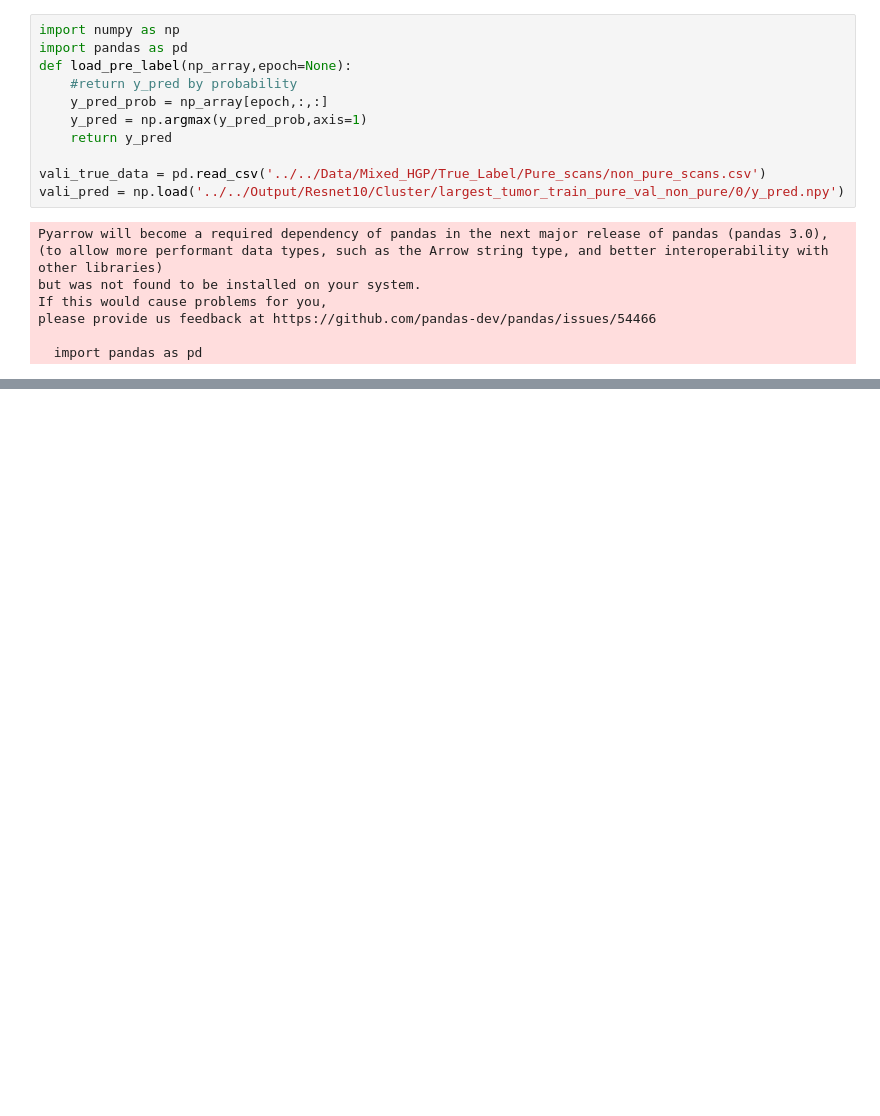
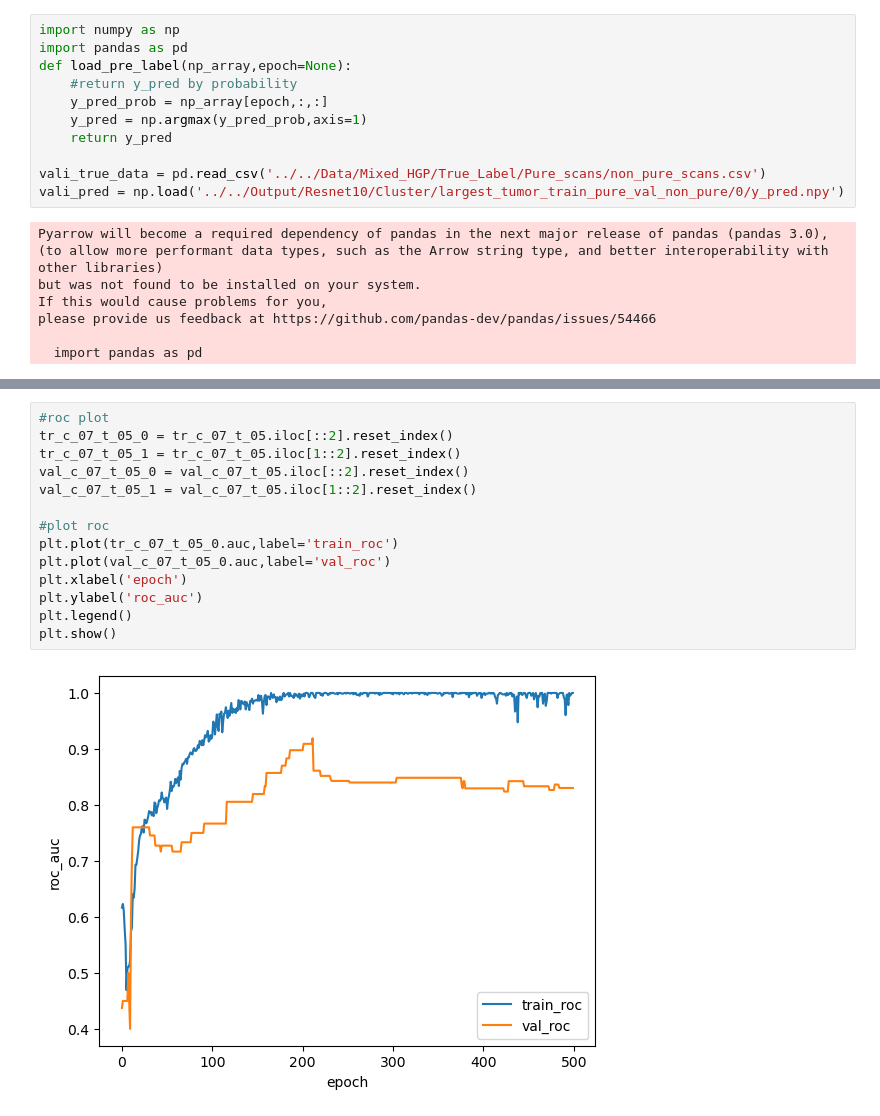
Before and after one commit to BaconDavid/CRLM_Internship_Project, a Jupyter notebook: Evaluation/Results_analysis.ipynb, the cells around one changed output, grey strips where cells are left out. Drawn from its saved outputs; the diff is of its cells as text; blank space fills up the shorter version.

```diff
--- a/Evaluation/Results_analysis.ipynb
+++ b/Evaluation/Results_analysis.ipynb
@@ -1596,0 +1632,16 @@ sum(vali_true_data.dHGP < 50)
+# %%
+#roc plot
+tr_c_07_t_05_0 = tr_c_07_t_05.iloc[::2].reset_index()
+tr_c_07_t_05_1 = tr_c_07_t_05.iloc[1::2].reset_index()
+val_c_07_t_05_0 = val_c_07_t_05.iloc[::2].reset_index()
+val_c_07_t_05_1 = val_c_07_t_05.iloc[1::2].reset_index()
+
+#plot roc
+plt.plot(tr_c_07_t_05_0.auc,label='train_roc')
+plt.plot(val_c_07_t_05_0.auc,label='val_roc')
+plt.xlabel('epoch')
+plt.ylabel('roc_auc')
+plt.legend()
+plt.show()
+# %% [output]
+[figure, added]
```
Also changed, not shown: parts of 12 cells of this notebook, 4 other files.
